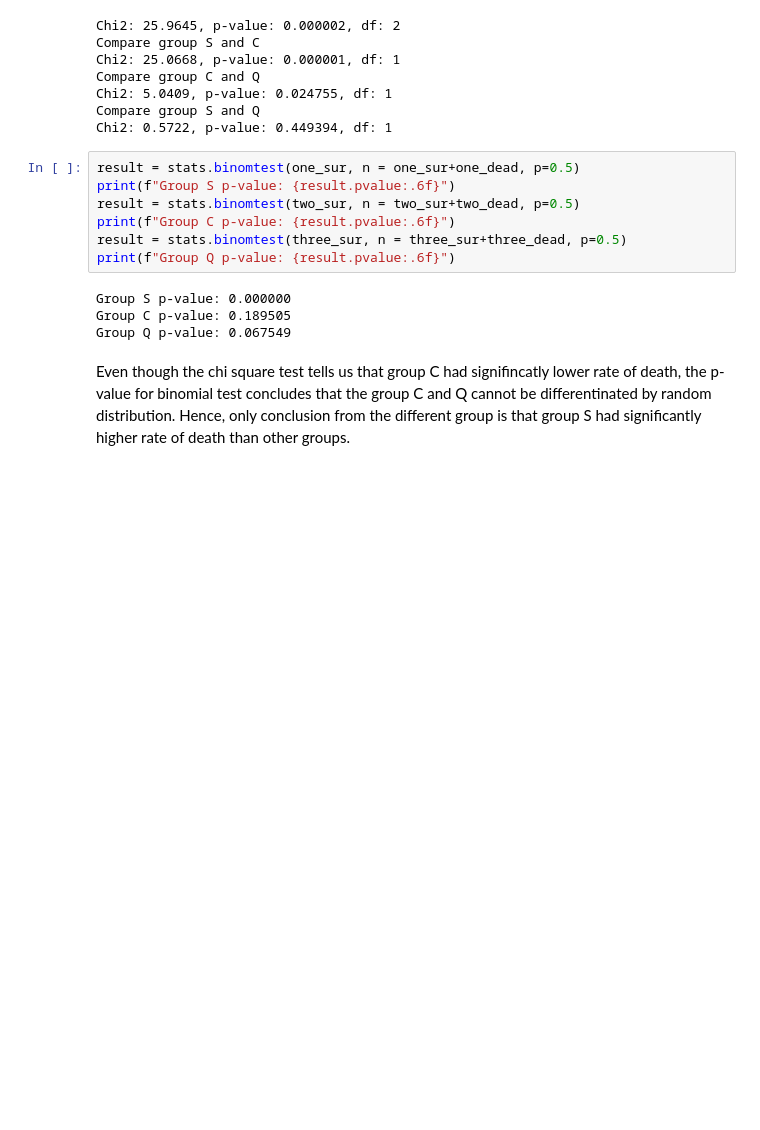
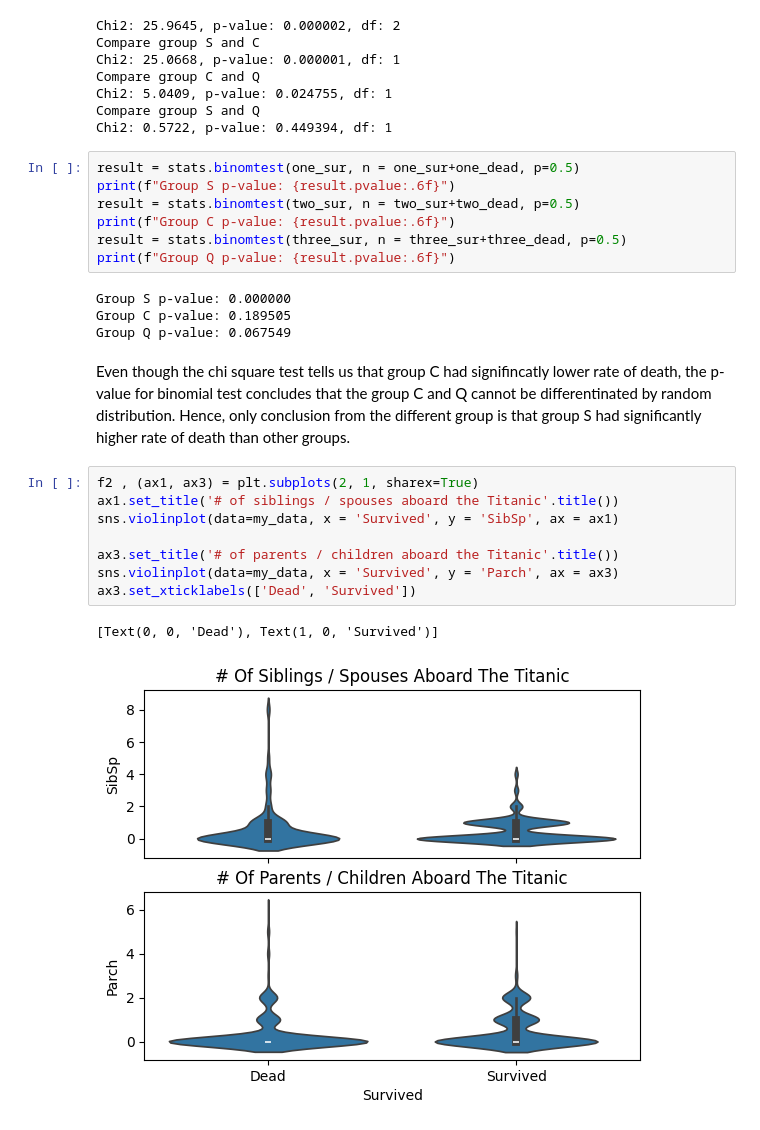
Before and after one commit to isaacqsxsq/Titanic-EDA, a Jupyter notebook: My_EDA.ipynb, the cells around one changed output. Drawn from its saved outputs; the diff is of its cells as text; blank space fills up the shorter version.

Commit message:
age, parch, sibsp

```diff
--- a/My_EDA.ipynb
+++ b/My_EDA.ipynb
@@ -272,3 +272,14 @@ Group C p-value: 0.189505
 Group Q p-value: 0.067549
 # %% [markdown]
 Even though the chi square test tells us that group C had signifincatly lower rate of death, the p-value for binomial test concludes that the group C and Q cannot be differentinated by random distribution. Hence, only conclusion from the different group is that group S had significantly higher rate of death than other groups.
+# %%
+f2 , (ax1, ax3) = plt.subplots(2, 1, sharex=True)
+ax1.set_title('# of siblings / spouses aboard the Titanic'.title())
+sns.violinplot(data=my_data, x = 'Survived', y = 'SibSp', ax = ax1)
+
+ax3.set_title('# of parents / children aboard the Titanic'.title())
+sns.violinplot(data=my_data, x = 'Survived', y = 'Parch', ax = ax3)
+ax3.set_xticklabels(['Dead', 'Survived'])
+# %% [output]
+[Text(0, 0, 'Dead'), Text(1, 0, 'Survived')]
+[figure, added]
```
Also changed, not shown: parts of 5 cells of this notebook.
